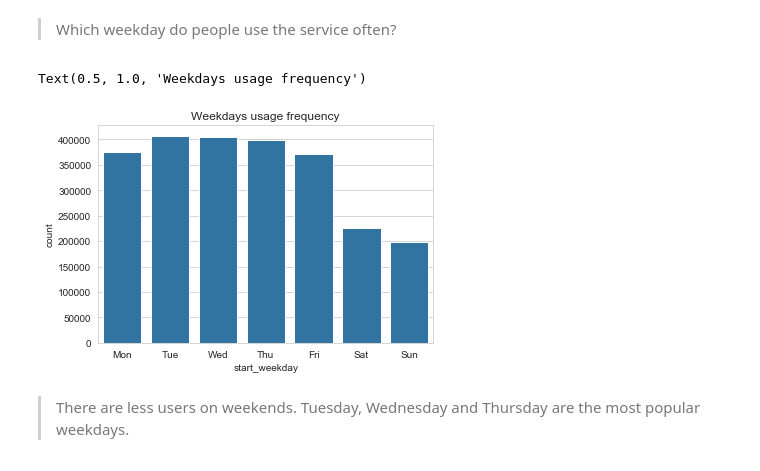
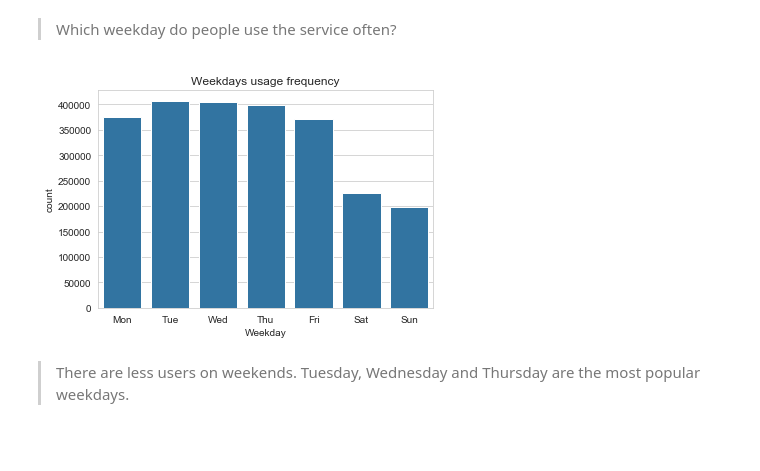
Before and after one commit to Subaru-Goto/Ford_Go_Bike, a Jupyter notebook: Ford_Gobike.ipynb, the cells around one changed output. Saved outputs shown, nothing was run; the diff lists cells and outputs as text; code cells hidden in the pictures.

```diff
--- a/Ford_Gobike.ipynb
+++ b/Ford_Gobike.ipynb
@@ -750,18 +750,18 @@ Name: duration_min, dtype: float64
 # %%
 # set category order
 level_order = ["Mon", "Tue", "Wed", "Thu", "Fri", "Sat", "Sun"]
 ordered_cat = pd.api.types.CategoricalDtype(ordered = True, categories = level_order)
 
 # assign the order
 df_all["start_weekday"] = df_all["start_weekday"].astype(ordered_cat)
 
 # plot
 base_color = sns.color_palette()[0]
 sns.countplot(data = df_all, x = "start_weekday", color = base_color)
 plt.title("Weekdays usage frequency")
+plt.xlabel("Weekday");
 # %% [output]
-Text(0.5, 1.0, 'Weekdays usage frequency')
-[figure, old version]
+[figure, new version]
 # %% [markdown]
 > There are less users on weekends. Tuesday, Wednesday and Thursday are the most popular weekdays.
 # %% [markdown]
```
Also changed, not shown: parts of 16 cells of this notebook.
